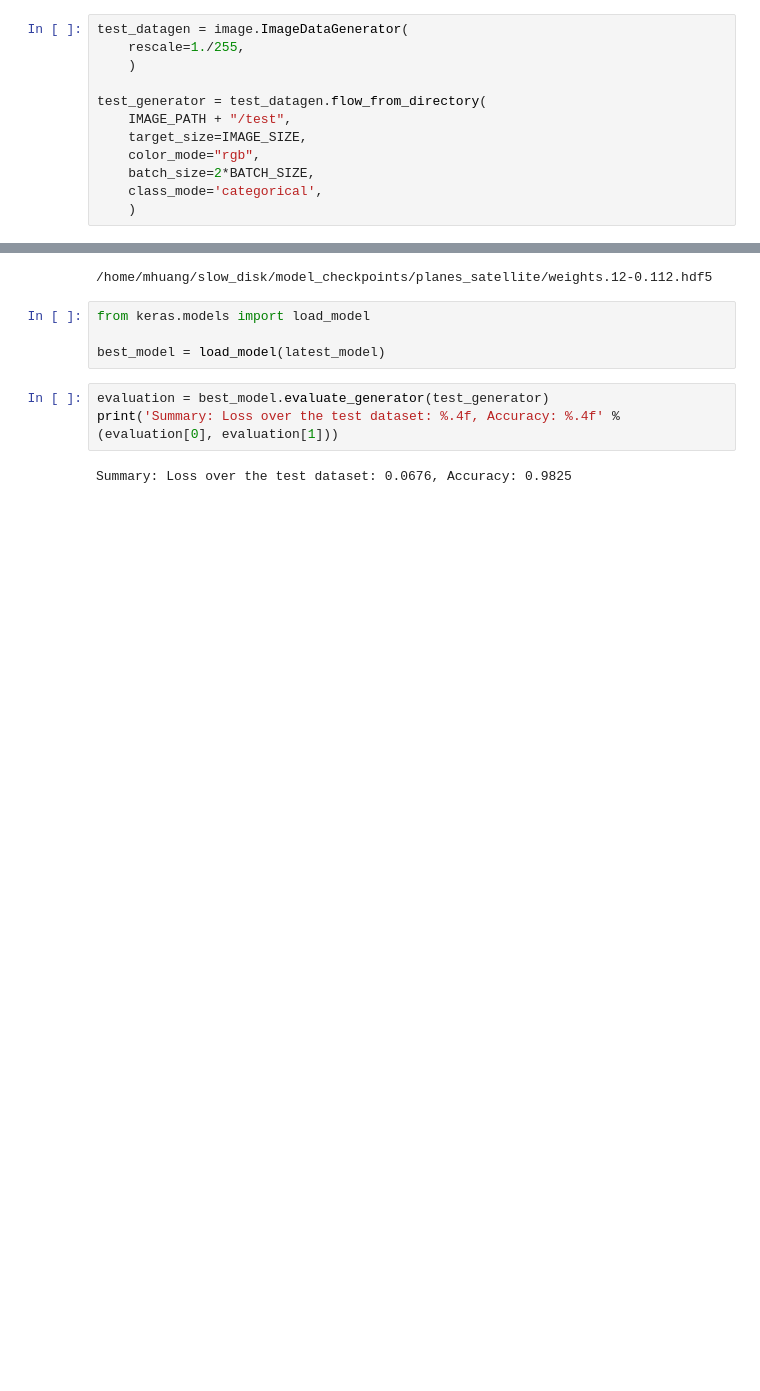
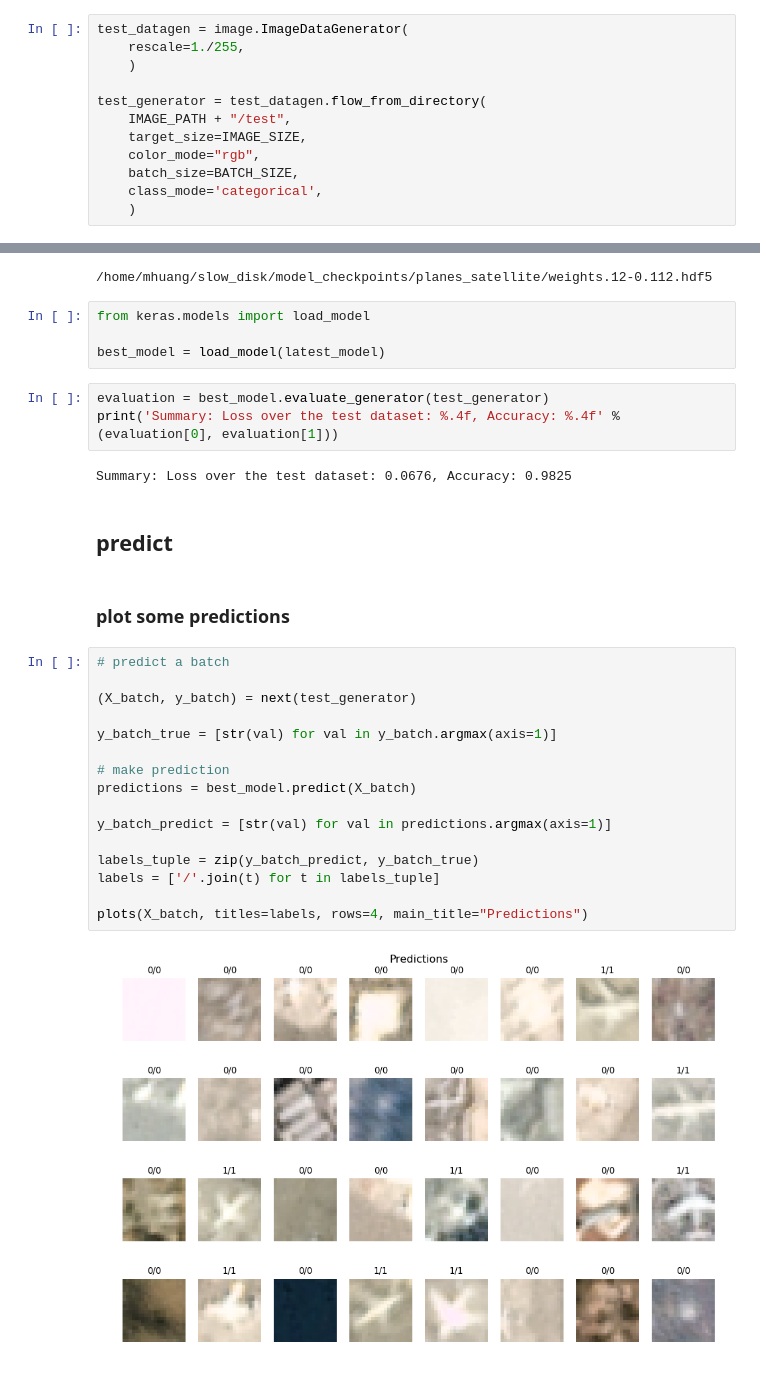
Before and after one commit to mhuang74-data-science-courses/course_fast_ai, a Jupyter notebook: mhuang/kaggle_tutorial/Planes In Satellite Imagery.ipynb, the cells around one changed output, grey strips where cells are left out. Saved outputs shown, nothing was run; the diff lists cells and outputs as text; blank space fills up the shorter version.

```diff
--- a/mhuang/kaggle_tutorial/Planes In Satellite Imagery.ipynb
+++ b/mhuang/kaggle_tutorial/Planes In Satellite Imagery.ipynb
@@ -252,7 +252,7 @@ test_generator = test_datagen.flow_from_directory(
     IMAGE_PATH + "/test",
     target_size=IMAGE_SIZE,
     color_mode="rgb",
-    batch_size=2*BATCH_SIZE,
+    batch_size=BATCH_SIZE,
     class_mode='categorical',
     )
 # %% [output]
@@ -385,3 +372,25 @@ evaluation = best_model.evaluate_generator(test_generator)
 print('Summary: Loss over the test dataset: %.4f, Accuracy: %.4f' % (evaluation[0], evaluation[1]))
 # %% [output]
 Summary: Loss over the test dataset: 0.0676, Accuracy: 0.9825
+# %% [markdown]
+## predict
+# %% [markdown]
+### plot some predictions
+# %%
+# predict a batch
+
+(X_batch, y_batch) = next(test_generator)
+
+y_batch_true = [str(val) for val in y_batch.argmax(axis=1)]
+
+# make prediction
+predictions = best_model.predict(X_batch)
+
+y_batch_predict = [str(val) for val in predictions.argmax(axis=1)]
+
+labels_tuple = zip(y_batch_predict, y_batch_true)
+labels = ['/'.join(t) for t in labels_tuple]
+
+plots(X_batch, titles=labels, rows=4, main_title="Predictions")
+# %% [output]
+[figure, added]
```
Also changed, not shown: parts of 5 cells of this notebook.
